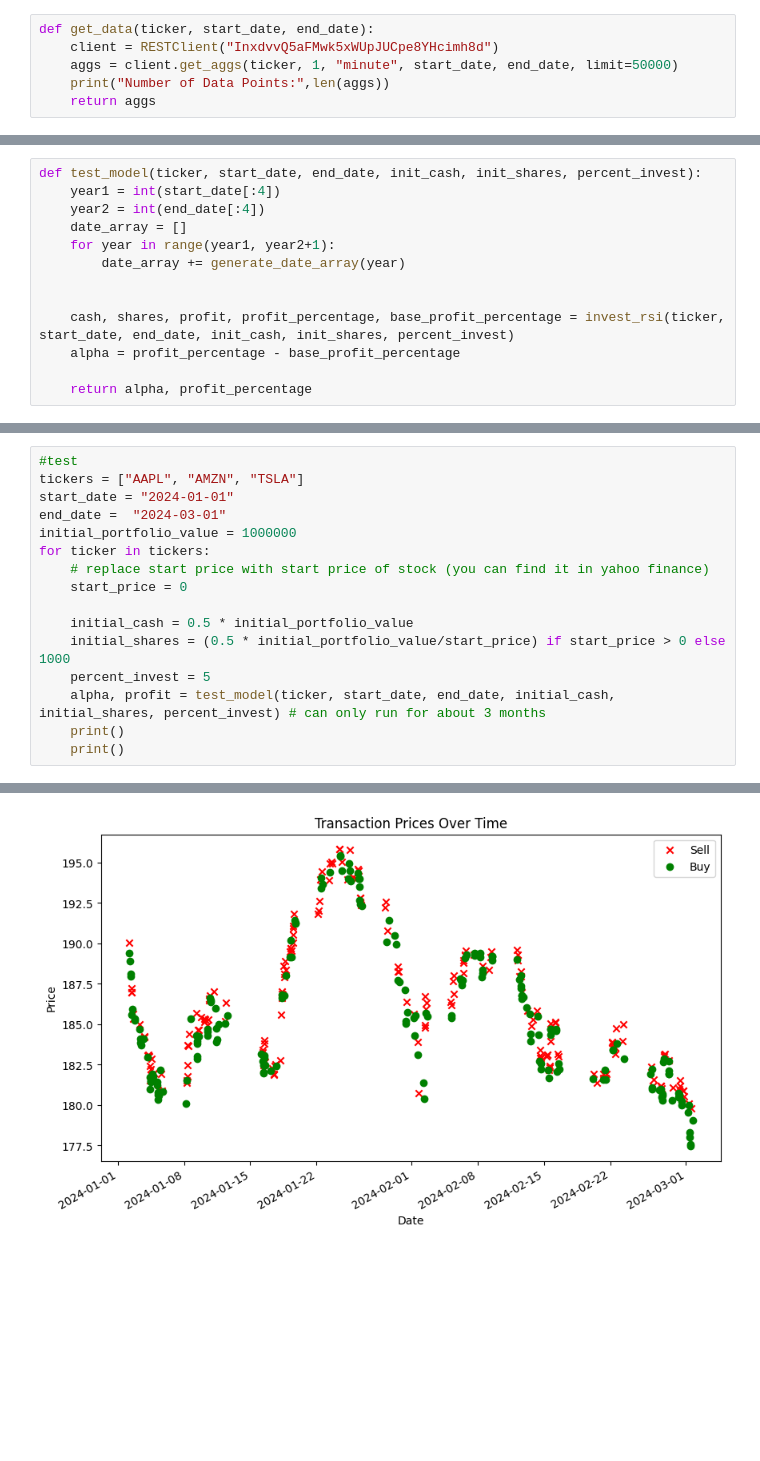
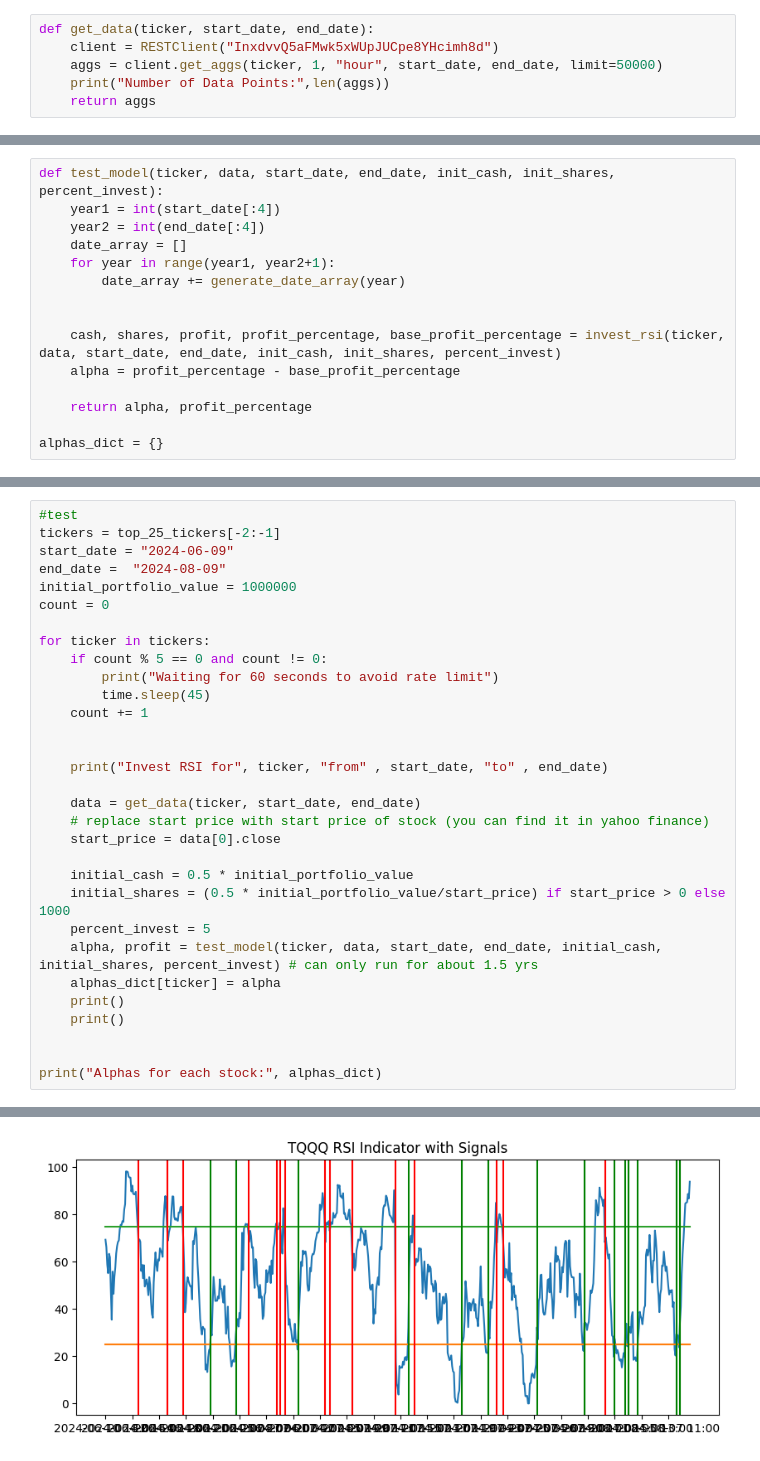
Before and after one commit to RishabhPrabhu5/init_quant_models, a Jupyter notebook: RSI/rsi_func.ipynb, the cells around one changed output, grey strips where cells are left out. Drawn from its saved outputs; the diff is of its cells as text; blank space fills up the shorter version.

Commit message:
updated simulation to test on 25 stocks

```diff
--- a/RSI/rsi_func.ipynb
+++ b/RSI/rsi_func.ipynb
@@ -124,7 +127,7 @@ def graph_transactions(transactions):
 # %%
 def get_data(ticker, start_date, end_date):
     client = RESTClient("InxdvvQ5aFMwk5xWUpJUCpe8YHcimh8d")
-    aggs = client.get_aggs(ticker, 1, "minute", start_date, end_date, limit=50000)
+    aggs = client.get_aggs(ticker, 1, "hour", start_date, end_date, limit=50000)
     print("Number of Data Points:",len(aggs))
     return aggs
 # %%
@@ -215,6 +250,6 @@ def invest_rsi(ticker, start_date, end_date, cash=100000, shares=1000, percent_i
   return run_simulation(ticker, start_date, end_date, cash, shares, percent_invest, y_close, x_close, buys, sells)
 # %%
-def test_model(ticker, start_date, end_date, init_cash, init_shares, percent_invest):
+def test_model(ticker, data, start_date, end_date, init_cash, init_shares, percent_invest):
     year1 = int(start_date[:4])
     year2 = int(end_date[:4])
     date_array = []
@@ -222,7 +257,9 @@ def test_model(ticker, start_date, end_date, init_cash, init_shares, percent_inv
         date_array += generate_date_array(year)
 
 
-    cash, shares, profit, profit_percentage, base_profit_percentage = invest_rsi(ticker, start_date, end_date, init_cash, init_shares, percent_invest)
+    cash, shares, profit, profit_percentage, base_profit_percentage = invest_rsi(ticker, data, start_date, end_date, init_cash, init_shares, percent_invest)
     alpha = profit_percentage - base_profit_percentage
 
     return alpha, profit_percentage
+
+alphas_dict = {}
@@ -229,17 +296,32 @@ def test_model(ticker, start_date, end_date, init_cash, init_shares, percent_inv
 # %%
 #test
-tickers = ["AAPL", "AMZN", "TSLA"]
-start_date = "2024-01-01"
-end_date =  "2024-03-01"
+tickers = top_25_tickers[-2:-1]
+start_date = "2024-06-09"
+end_date =  "2024-08-09"
 initial_portfolio_value = 1000000
+count = 0
+
 for ticker in tickers:
+    if count % 5 == 0 and count != 0:
+        print("Waiting for 60 seconds to avoid rate limit")
+        time.sleep(45)
+    count += 1
+
+
+    print("Invest RSI for", ticker, "from" , start_date, "to" , end_date)
+
+    data = get_data(ticker, start_date, end_date)
     # replace start price with start price of stock (you can find it in yahoo finance)
-    start_price = 0
+    start_price = data[0].close
 
     initial_cash = 0.5 * initial_portfolio_value
     initial_shares = (0.5 * initial_portfolio_value/start_price) if start_price > 0 else 1000
     percent_invest = 5
-    alpha, profit = test_model(ticker, start_date, end_date, initial_cash, initial_shares, percent_invest) # can only run for about 3 months
+    alpha, profit = test_model(ticker, data, start_date, end_date, initial_cash, initial_shares, percent_invest) # can only run for about 1.5 yrs
+    alphas_dict[ticker] = alpha
     print()
     print()
+
+
+print("Alphas for each stock:", alphas_dict)
 # %% [output]
@@ -248 +330 @@ Transactions:  [['2024-01-02 05:27', 190.05, 'Sell'], ['2024-01-02 06:02', 189.3
-[figure, old version]
+[figure, new version]
```
Also changed, not shown: parts of 6 cells of this notebook, 2 other files.
